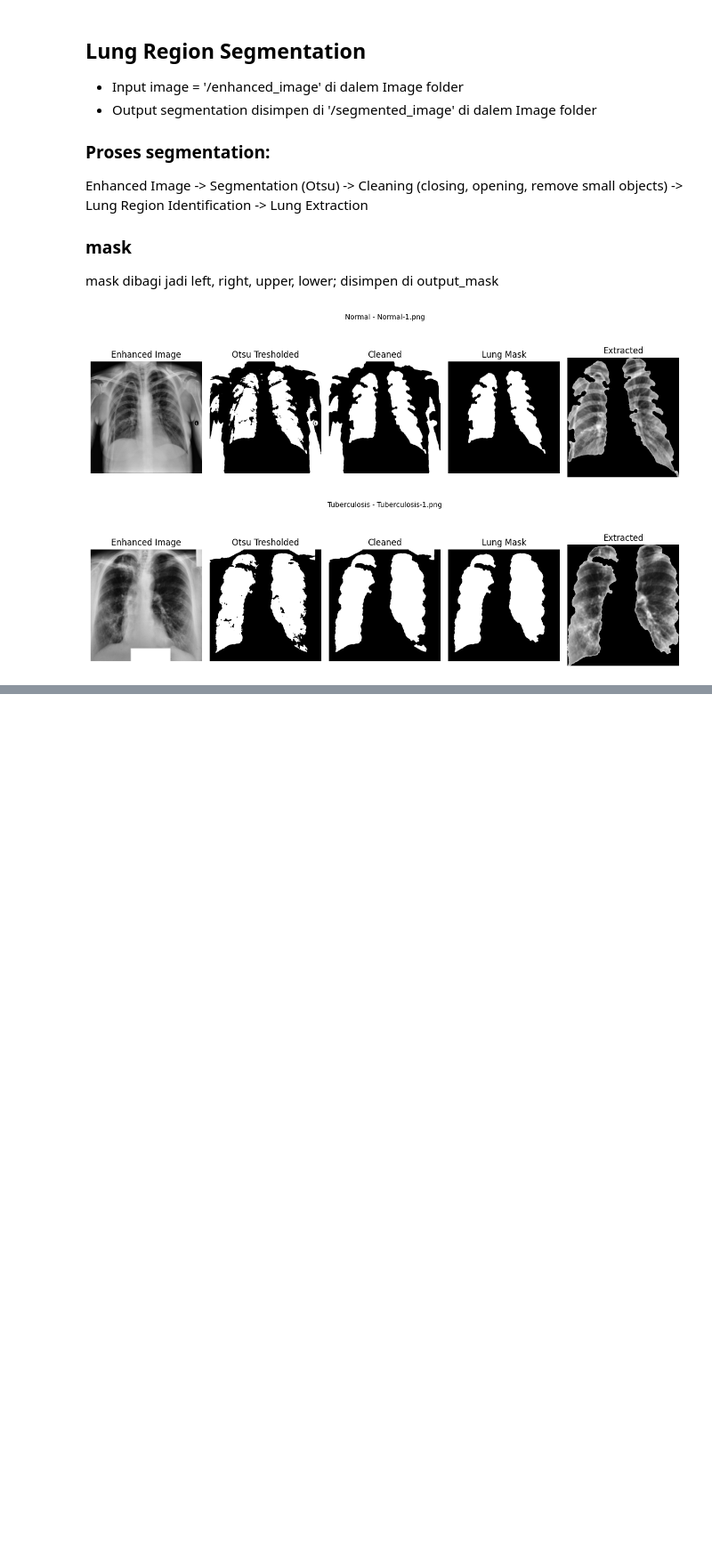
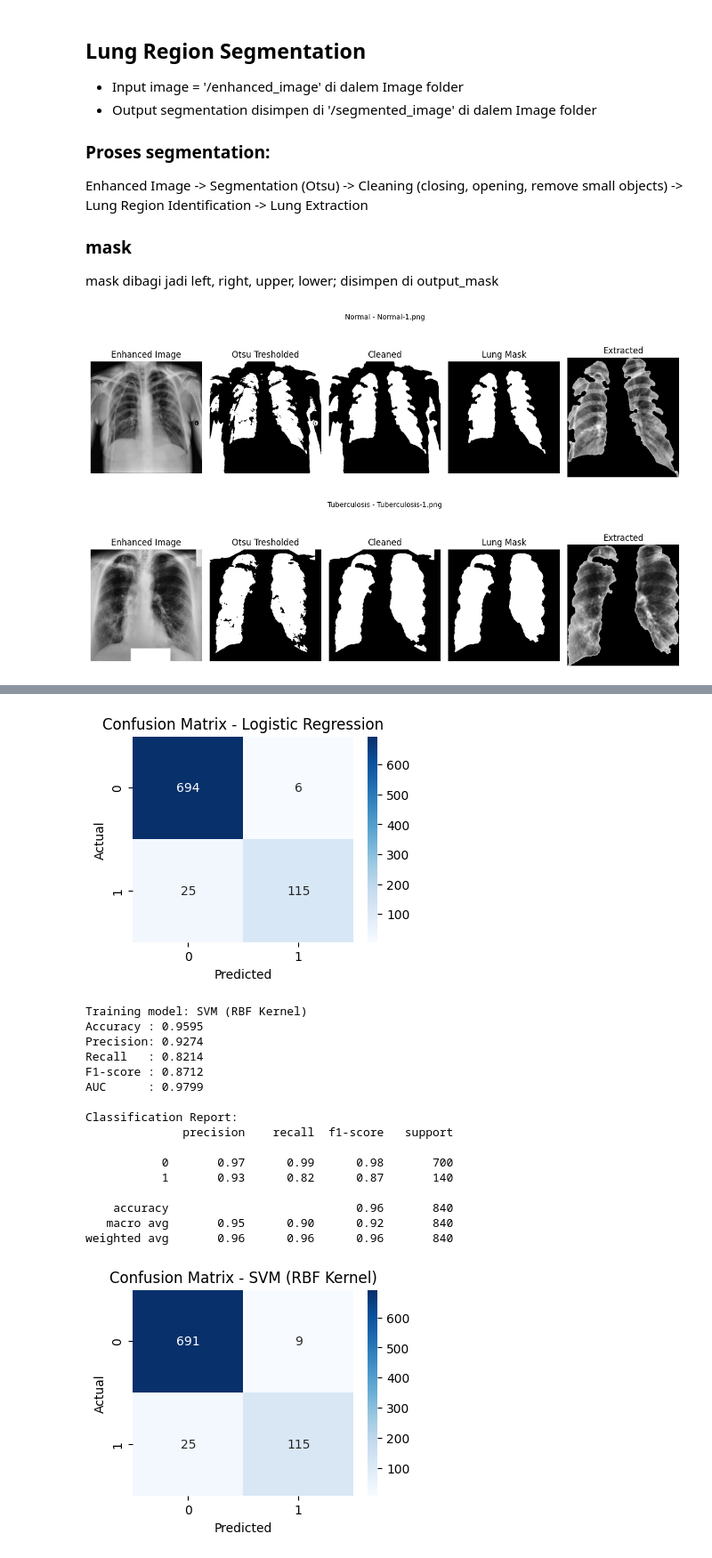
Before and after one commit to ahtape/tb-detection, a Jupyter notebook: tb-detect.ipynb, the cells around one changed output, grey strips where cells are left out. Shown at 89% size. Drawn from its saved outputs; the diff is of its cells as text; code cells hidden in the pictures; blank space fills up the shorter version.

Commit message:
add BANYAK sampe model training

```diff
--- a/tb-detect.ipynb
+++ b/tb-detect.ipynb
@@ -227,0 +495,62 @@ for category in categories:
+# %%
+# Dictionary untuk menyimpan model dan hasil
+models = {
+    "Logistic Regression": LogisticRegression(max_iter=500),
+    "SVM (RBF Kernel)": SVC(kernel='rbf', probability=True),
+    "Random Forest": RandomForestClassifier(n_estimators=200),
+    "Gradient Boosting": GradientBoostingClassifier(),
+    "KNN": KNeighborsClassifier(n_neighbors=5)
+}
+
+results = {}
+
+print("=== Training & Evaluation ===")
+
+for name, model in models.items():
+    print(f"\nTraining model: {name}")
+
+    # Train
+    model.fit(X_train_scaled, y_train)
+
+    # Predict
+    y_pred = model.predict(X_test_scaled)
+    y_prob = model.predict_proba(X_test_scaled)[:, 1]  # probabilitas TB=1
+
+    # Metrics
+    acc = accuracy_score(y_test, y_pred)
+    prec = precision_score(y_test, y_pred)
+    rec = recall_score(y_test, y_pred)
+    f1 = f1_score(y_test, y_pred)
+    auc = roc_auc_score(y_test, y_prob)
+
+    # Simpan hasil
+    results[name] = {
+        "Accuracy": acc,
+        "Precision": prec,
+        "Recall": rec,
+        "F1-score": f1,
+        "AUC": auc
+    }
+
+    # Print summary
+    print(f"Accuracy : {acc:.4f}")
+    print(f"Precision: {prec:.4f}")
+    print(f"Recall   : {rec:.4f}")
+    print(f"F1-score : {f1:.4f}")
+    print(f"AUC      : {auc:.4f}")
+    print("\nClassification Report:")
+    print(classification_report(y_test, y_pred))
+
+    # Confusion Matrix
+    cm = confusion_matrix(y_test, y_pred)
+    plt.figure(figsize=(4, 3))
+    sns.heatmap(cm, annot=True, fmt="d", cmap="Blues")
+    plt.title(f"Confusion Matrix - {name}")
+    plt.xlabel("Predicted")
+    plt.ylabel("Actual")
+    plt.show()
+
+# Convert hasil ke DataFrame untuk perbandingan
+df_results = pd.DataFrame(results).T
+df_results
+# %% [output]
@@ -227,0 +575,18 @@ for category in categories:
+[figure, added]
+Training model: SVM (RBF Kernel)
+Accuracy : 0.9595
+Precision: 0.9274
+Recall   : 0.8214
+F1-score : 0.8712
+AUC      : 0.9799
+
+Classification Report:
+              precision    recall  f1-score   support
+
+           0       0.97      0.99      0.98       700
+           1       0.93      0.82      0.87       140
+
+    accuracy                           0.96       840
+   macro avg       0.95      0.90      0.92       840
+weighted avg       0.96      0.96      0.96       840
+[figure, added]
```
Also changed, not shown: parts of 11 cells of this notebook, 1 other file.
